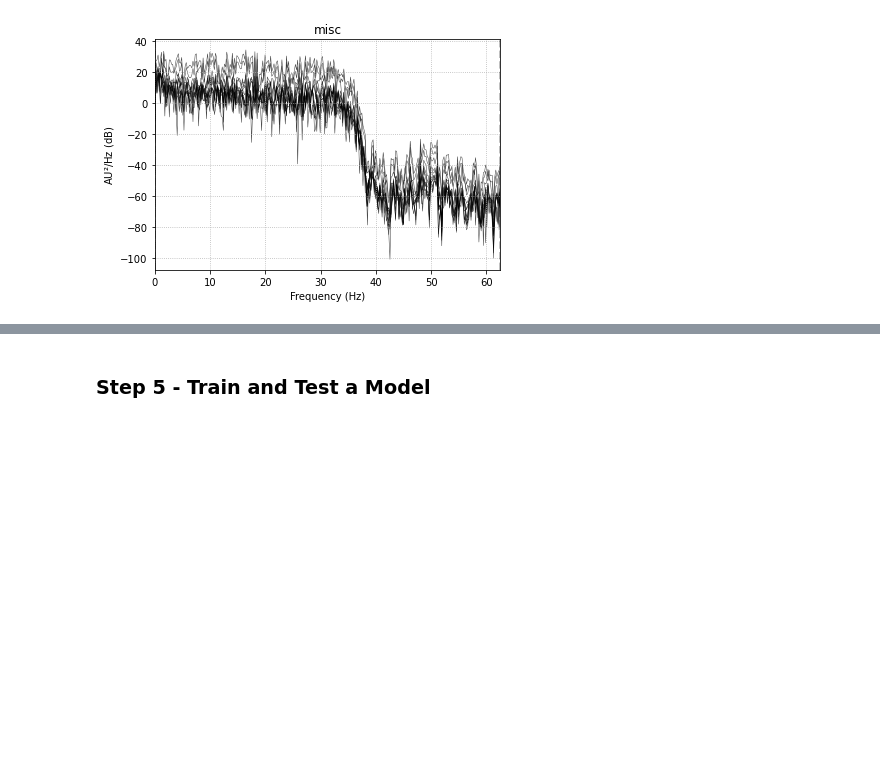
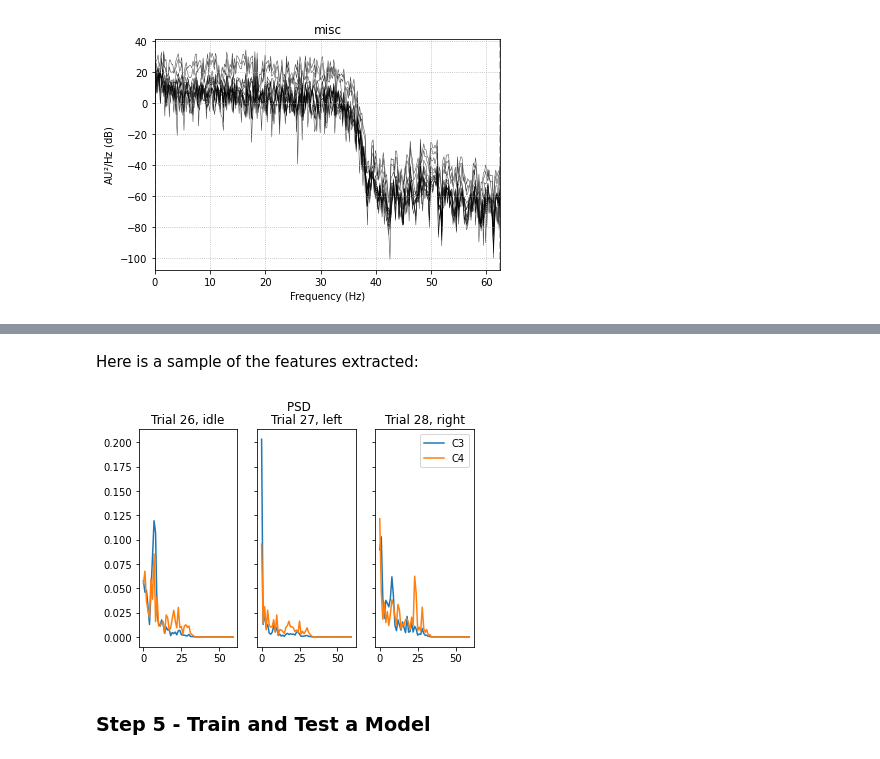
Before and after one commit to evyatarluv/bci4als, a Jupyter notebook: examples/Report.ipynb, the cells around one changed output, grey strips where cells are left out. Drawn from its saved outputs; the diff is of its cells as text; code cells hidden in the pictures; blank space fills up the shorter version.

```diff
--- a/examples/Report.ipynb
+++ b/examples/Report.ipynb
@@ -209,3 +230,23 @@ electrode:
+# %% [markdown]
+
+Here is a sample of the features extracted:
+# %%
+df = pd.read_csv('../data/evyatar/3/features.csv', header=None)
+stimulus_vector = np.genfromtxt('../data/evyatar/3/stimulus_vectors.csv',dtype=int, delimiter=',')
+num_columns = len(df.columns)
+fig, axes = plt.subplots(1,3, sharey=True)
+fig.suptitle("PSD ")
+fig.set_facecolor('w')
+for idx, trial_num in enumerate(range(26, 29)):
+    df_c3 = df.loc[trial_num, :num_columns/2 - 1]
+    df_c4 = df.loc[trial_num, num_columns/2:]
+    axes[idx].plot(df_c3, label='C3')
+    axes[idx].plot(df_c4.reset_index().drop(columns=['index']), label='C4')
+    axes[idx].set_title('Trial {}, {}'.format(trial_num, params['experiment']['enumerate_stim'][stimulus_vector[trial_num]]))
+plt.legend()
+plt.show()
+# %% [output]
+[figure, added]
 # %% [markdown]
 ### Step 5 - Train and Test a Model
 # %% [markdown]
```
Also changed, not shown: parts of 5 cells of this notebook, 2 other files.
